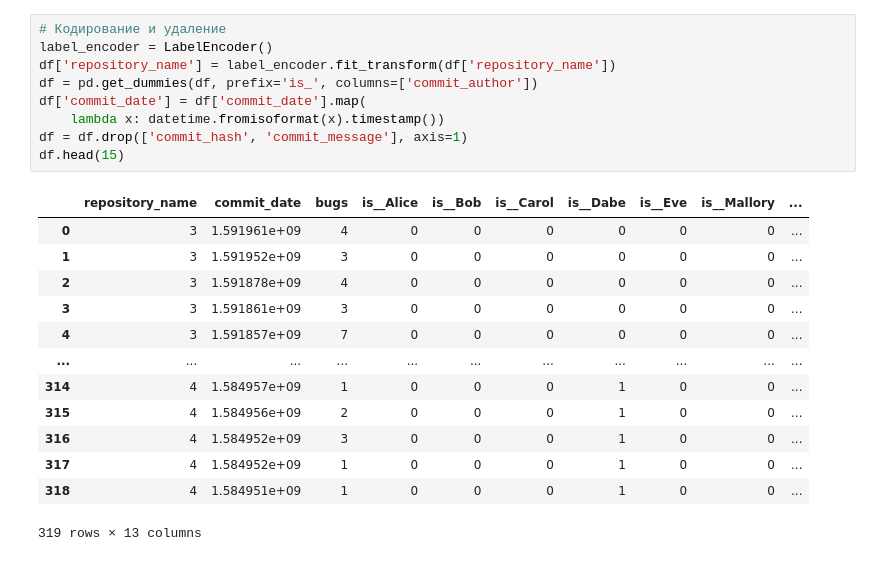
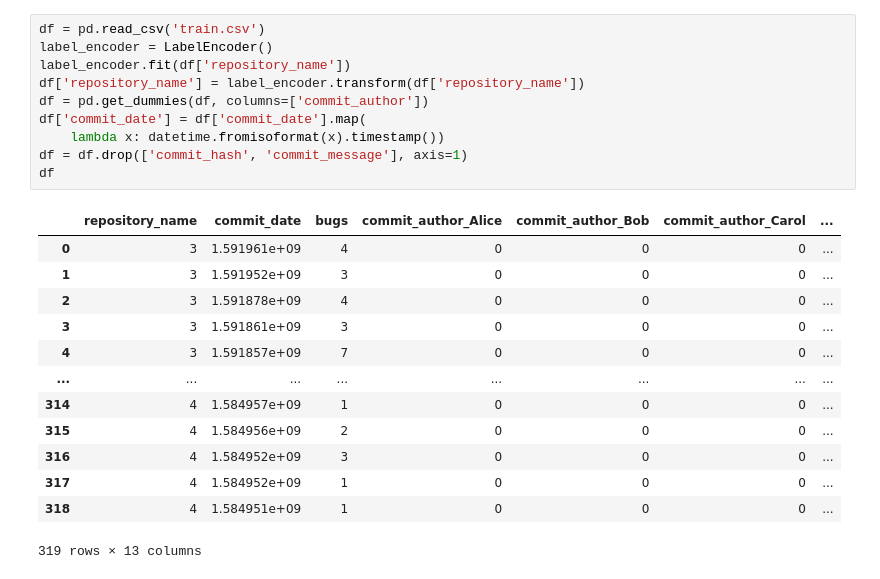
Before and after one commit to AilisaD/ABSoft_test, a Jupyter notebook: main.ipynb, the cells around one changed output. Drawn from its saved outputs; the diff is of its cells as text.

```diff
--- a/main.ipynb
+++ b/main.ipynb
@@ -30,23 +14,24 @@ df.head(15)
 # %%
-# Кодирование и удаление
+df = pd.read_csv('train.csv')
 label_encoder = LabelEncoder()
-df['repository_name'] = label_encoder.fit_transform(df['repository_name'])
-df = pd.get_dummies(df, prefix='is_', columns=['commit_author'])
+label_encoder.fit(df['repository_name'])
+df['repository_name'] = label_encoder.transform(df['repository_name'])
+df = pd.get_dummies(df, columns=['commit_author'])
 df['commit_date'] = df['commit_date'].map(
     lambda x: datetime.fromisoformat(x).timestamp())
 df = df.drop(['commit_hash', 'commit_message'], axis=1)
-df.head(15)
+df
 # %% [output]
-|  | repository_name | commit_date | bugs | is__Alice | is__Bob | is__Carol | is__Dabe | is__Eve | is__Mallory | ... |
-| 0 | 3 | 1.591961e+09 | 4 | 0 | 0 | 0 | 0 | 0 | 0 | ... |
-| 1 | 3 | 1.591952e+09 | 3 | 0 | 0 | 0 | 0 | 0 | 0 | ... |
-| 2 | 3 | 1.591878e+09 | 4 | 0 | 0 | 0 | 0 | 0 | 0 | ... |
-| 3 | 3 | 1.591861e+09 | 3 | 0 | 0 | 0 | 0 | 0 | 0 | ... |
-| 4 | 3 | 1.591857e+09 | 7 | 0 | 0 | 0 | 0 | 0 | 0 | ... |
-| ... | ... | ... | ... | ... | ... | ... | ... | ... | ... | ... |
-| 314 | 4 | 1.584957e+09 | 1 | 0 | 0 | 0 | 1 | 0 | 0 | ... |
-| 315 | 4 | 1.584956e+09 | 2 | 0 | 0 | 0 | 1 | 0 | 0 | ... |
-| 316 | 4 | 1.584952e+09 | 3 | 0 | 0 | 0 | 1 | 0 | 0 | ... |
-| 317 | 4 | 1.584952e+09 | 1 | 0 | 0 | 0 | 1 | 0 | 0 | ... |
-| 318 | 4 | 1.584951e+09 | 1 | 0 | 0 | 0 | 1 | 0 | 0 | ... |
+|  | repository_name | commit_date | bugs | commit_author_Alice | commit_author_Bob | commit_author_Carol | ... |
+| 0 | 3 | 1.591961e+09 | 4 | 0 | 0 | 0 | ... |
+| 1 | 3 | 1.591952e+09 | 3 | 0 | 0 | 0 | ... |
+| 2 | 3 | 1.591878e+09 | 4 | 0 | 0 | 0 | ... |
+| 3 | 3 | 1.591861e+09 | 3 | 0 | 0 | 0 | ... |
+| 4 | 3 | 1.591857e+09 | 7 | 0 | 0 | 0 | ... |
+| ... | ... | ... | ... | ... | ... | ... | ... |
+| 314 | 4 | 1.584957e+09 | 1 | 0 | 0 | 0 | ... |
+| 315 | 4 | 1.584956e+09 | 2 | 0 | 0 | 0 | ... |
+| 316 | 4 | 1.584952e+09 | 3 | 0 | 0 | 0 | ... |
+| 317 | 4 | 1.584952e+09 | 1 | 0 | 0 | 0 | ... |
+| 318 | 4 | 1.584951e+09 | 1 | 0 | 0 | 0 | ... |
 319 rows × 13 columns
```
Also changed, not shown: parts of 12 cells of this notebook, 1 other file.
